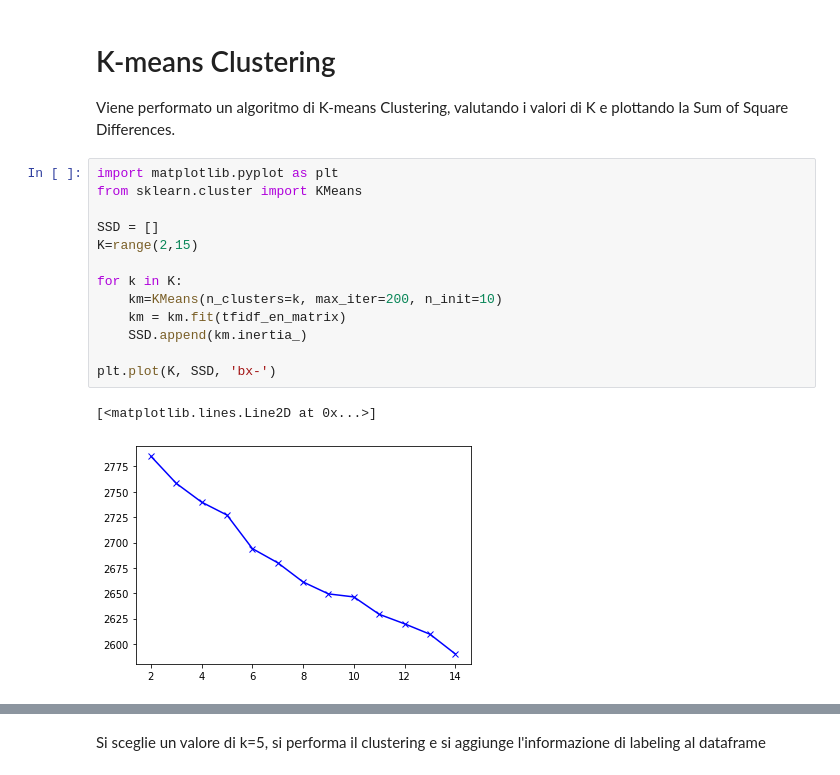
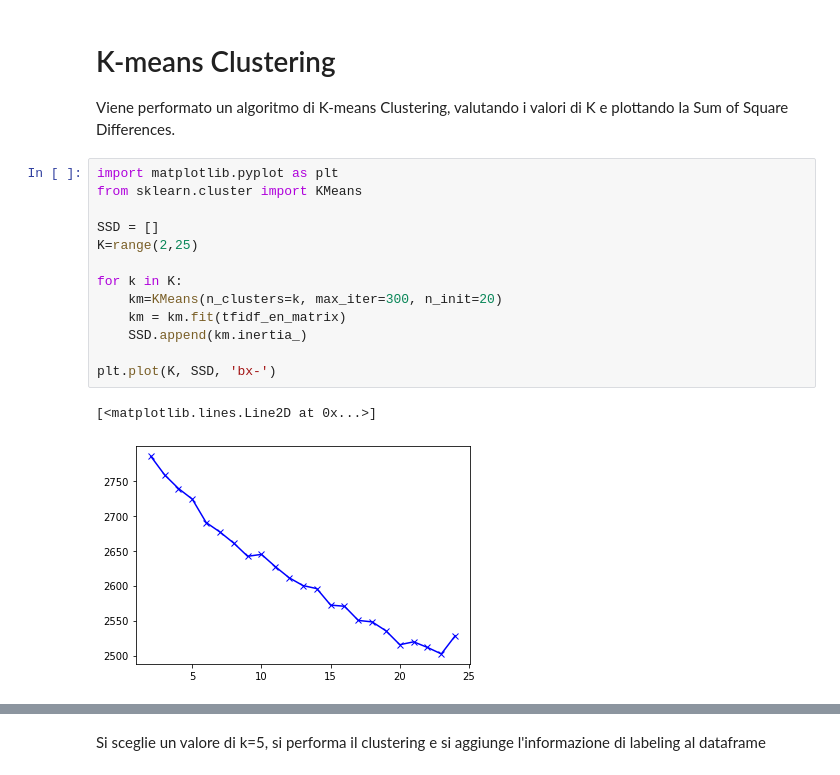
Before and after one commit to giulionenna/Progetto_BI2021, a Jupyter notebook: Mining_notebook.ipynb, the cells around one changed output, grey strips where cells are left out. Cells and saved outputs as stored; diff of their text form.

```diff
--- a/Mining_notebook.ipynb
+++ b/Mining_notebook.ipynb
@@ -323,18 +287,18 @@ Viene performato un algoritmo di K-means Clustering, valutando i valori di K e p
 # %%
 import matplotlib.pyplot as plt
 from sklearn.cluster import KMeans
 
 SSD = []
-K=range(2,15)
+K=range(2,25)
 
 for k in K:
-    km=KMeans(n_clusters=k, max_iter=200, n_init=10)
+    km=KMeans(n_clusters=k, max_iter=300, n_init=20)
     km = km.fit(tfidf_en_matrix)
     SSD.append(km.inertia_)
 
 plt.plot(K, SSD, 'bx-')
 # %% [output]
 [<matplotlib.lines.Line2D at 0x...>]
-[figure, old version]
+[figure, new version]
 # %%
 SSD
```
Also changed, not shown: parts of 18 cells of this notebook, 1 other file.
